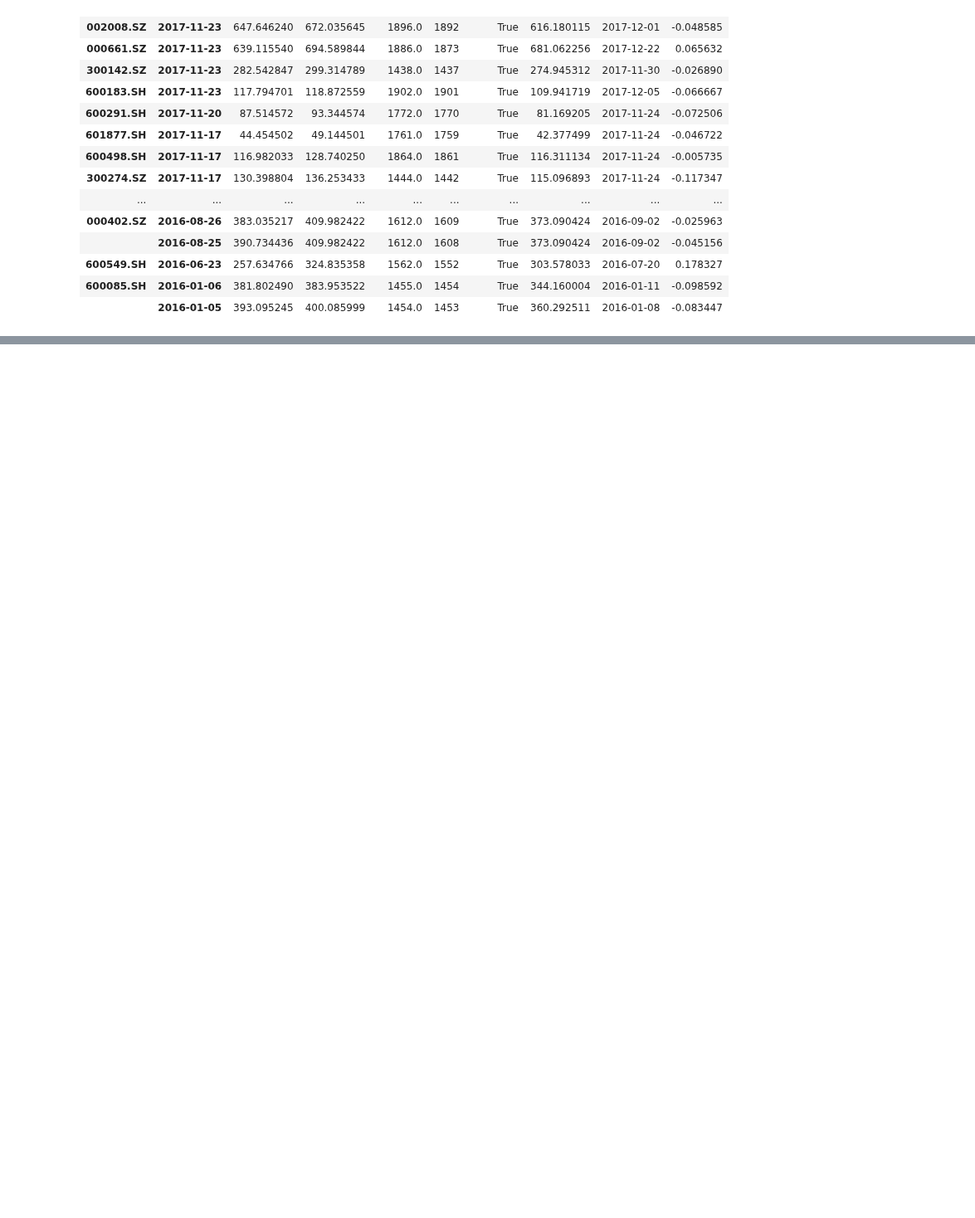
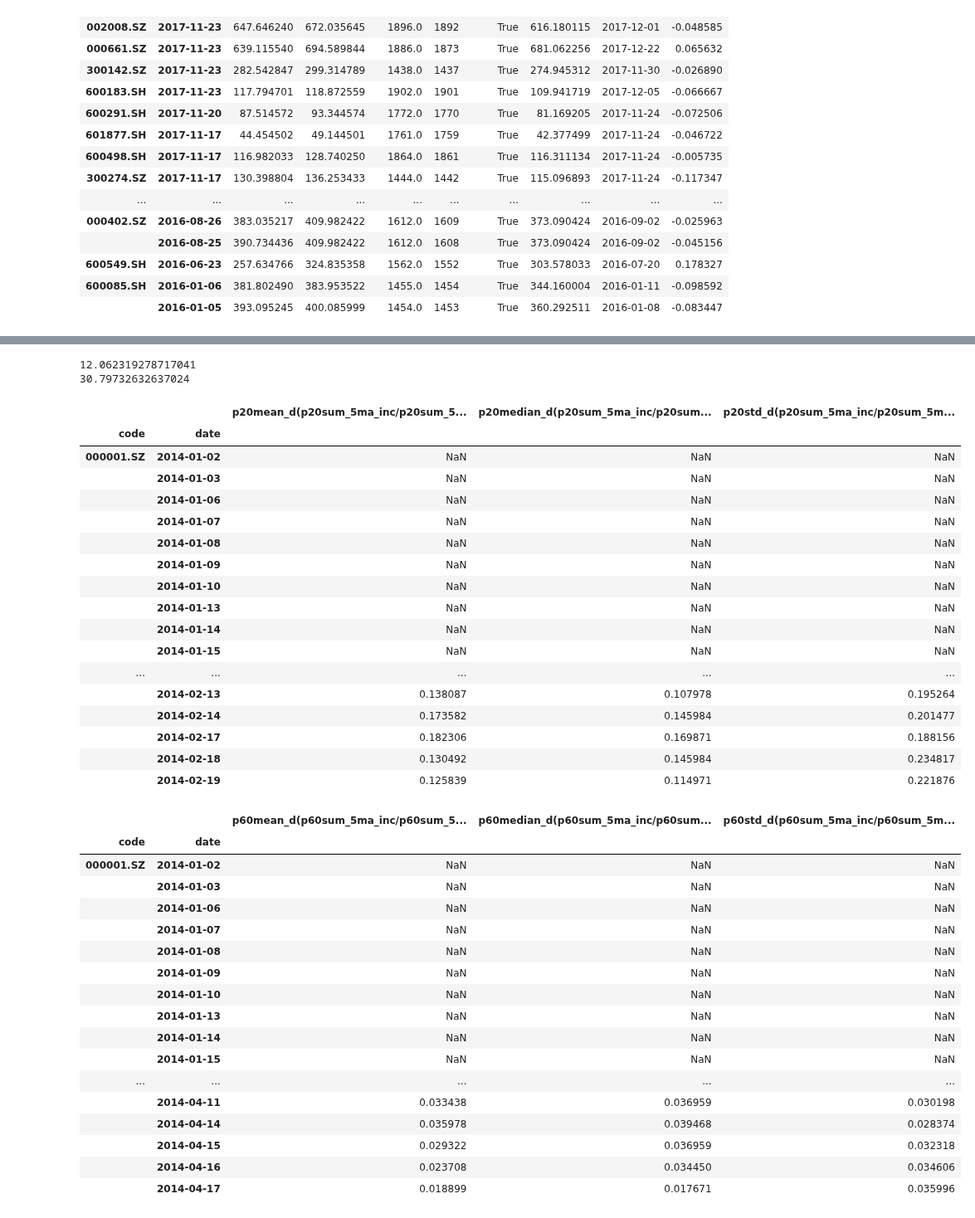
Before and after one commit to Bantorra0/Quant, a Jupyter notebook: Untitled1.ipynb, the cells around one changed output, grey strips where cells are left out. Shown at 83% size. Drawn from its saved outputs; the diff is of its cells as text; code cells hidden in the pictures; blank space fills up the shorter version.

```diff
--- a/Untitled1.ipynb
+++ b/Untitled1.ipynb
@@ -889,0 +836,51 @@ groupby_rolling(df_tmp.head(1000),level="code",window=5,ops=ops,min_periods=1).h
+# %%
+ops20={'d(p20sum_5ma_inc/p20sum_5ma_wd)':['mean','median','std']}
+ops60 = {'d(p60sum_5ma_inc/p60sum_5ma_wd)':['mean','median','std']}
+
+min_periods=1
+t0 = time.time()
+tmp20 = groupby_rolling(res20,level="code",window=20,ops=ops20,min_periods=min_periods)
+print(time.time()-t0)
+tmp60 = groupby_rolling(res60,level="code",window=60,ops=ops60,min_periods=min_periods)
+print(time.time()-t0)
+tmp20.head(30)
+tmp60.head(70)
+# %% [output]
+12.062319278717041
+30.79732632637024
+|  |  | p20mean_d(p20sum_5ma_inc/p20sum_5... | p20median_d(p20sum_5ma_inc/p20sum... | p20std_d(p20sum_5ma_inc/p20sum_5m... |
+| code | date |  |  |  |
+| 000001.SZ | 2014-01-02 | NaN | NaN | NaN |
+|  | 2014-01-03 | NaN | NaN | NaN |
+|  | 2014-01-06 | NaN | NaN | NaN |
+|  | 2014-01-07 | NaN | NaN | NaN |
+|  | 2014-01-08 | NaN | NaN | NaN |
+|  | 2014-01-09 | NaN | NaN | NaN |
+|  | 2014-01-10 | NaN | NaN | NaN |
+|  | 2014-01-13 | NaN | NaN | NaN |
+|  | 2014-01-14 | NaN | NaN | NaN |
+|  | 2014-01-15 | NaN | NaN | NaN |
+| ... | ... | ... | ... | ... |
+|  | 2014-02-13 | 0.138087 | 0.107978 | 0.195264 |
+|  | 2014-02-14 | 0.173582 | 0.145984 | 0.201477 |
+|  | 2014-02-17 | 0.182306 | 0.169871 | 0.188156 |
+|  | 2014-02-18 | 0.130492 | 0.145984 | 0.234817 |
+|  | 2014-02-19 | 0.125839 | 0.114971 | 0.221876 |
+|  |  | p60mean_d(p60sum_5ma_inc/p60sum_5... | p60median_d(p60sum_5ma_inc/p60sum... | p60std_d(p60sum_5ma_inc/p60sum_5m... |
+| code | date |  |  |  |
+| 000001.SZ | 2014-01-02 | NaN | NaN | NaN |
+|  | 2014-01-03 | NaN | NaN | NaN |
+|  | 2014-01-06 | NaN | NaN | NaN |
+|  | 2014-01-07 | NaN | NaN | NaN |
+|  | 2014-01-08 | NaN | NaN | NaN |
+|  | 2014-01-09 | NaN | NaN | NaN |
+|  | 2014-01-10 | NaN | NaN | NaN |
+|  | 2014-01-13 | NaN | NaN | NaN |
+|  | 2014-01-14 | NaN | NaN | NaN |
+|  | 2014-01-15 | NaN | NaN | NaN |
+| ... | ... | ... | ... | ... |
+|  | 2014-04-11 | 0.033438 | 0.036959 | 0.030198 |
+|  | 2014-04-14 | 0.035978 | 0.039468 | 0.028374 |
+|  | 2014-04-15 | 0.029322 | 0.036959 | 0.032318 |
+|  | 2014-04-16 | 0.023708 | 0.034450 | 0.034606 |
+|  | 2014-04-17 | 0.018899 | 0.017671 | 0.035996 |
```
Also changed, not shown: parts of 11 cells of this notebook.
